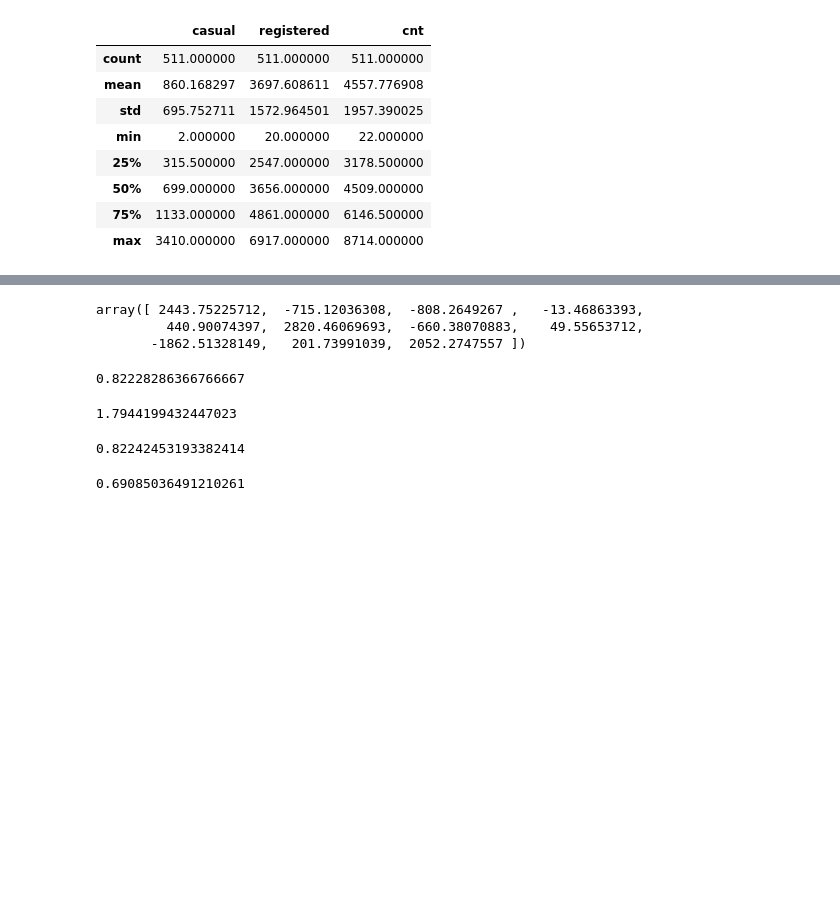
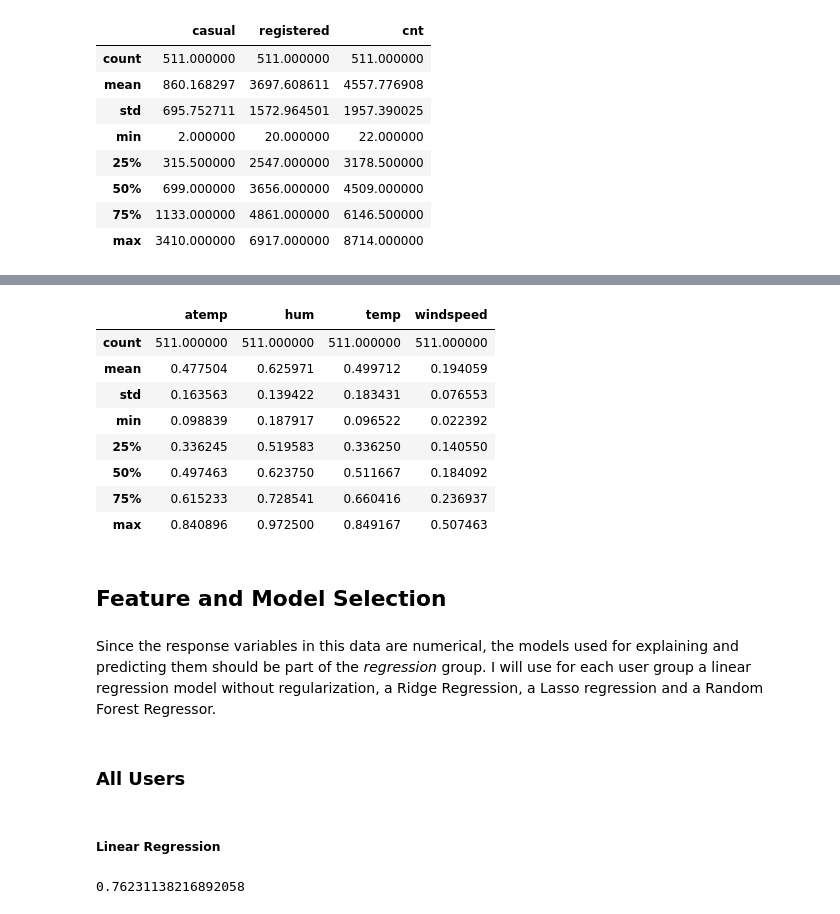
Before and after one commit to estebanangelm/bike_rental_analysis, a Jupyter notebook: src/Bike Rental Analysis.ipynb, the cells around one changed output, grey strips where cells are left out. Drawn from its saved outputs; the diff is of its cells as text; code cells hidden in the pictures; blank space fills up the shorter version.

```diff
--- a/Bike Rental Analysis.ipynb
+++ b/src/Bike Rental Analysis.ipynb
@@ -211,26 +218,26 @@ r_1.alpha_
-# %%
-r_1.coef_
-# %% [output]
-array([ 2443.75225712,  -715.12036308,  -808.2649267 ,   -13.46863393,
-         440.90074397,  2820.46069693,  -660.38070883,    49.55653712,
-       -1862.51328149,   201.73991039,  2052.2747557 ])
-# %%
-r_1.score(X_test,y_test_t)
-# %% [output]
-0.82228286366766667
-# %%
-las_1 = LassoCV()
-las_1.fit(X_train,y_train_t)
-las_1.alpha_
-# %% [output]
-1.7944199432447023
-# %%
-las_1.score(X_test,y_test_t)
-# %% [output]
-0.82242453193382414
-# %%
-regr = RandomForestRegressor(max_depth=2, random_state=0)
-regr.fit(X_train, y_train_t)
-regr.score(X_test,y_test_t)
-# %% [output]
-0.69085036491210261
+# %%
+day_train_x[['atemp','hum','temp','windspeed']].describe()
+# %% [output]
+|  | atemp | hum | temp | windspeed |
+| count | 511.000000 | 511.000000 | 511.000000 | 511.000000 |
+| mean | 0.477504 | 0.625971 | 0.499712 | 0.194059 |
+| std | 0.163563 | 0.139422 | 0.183431 | 0.076553 |
+| min | 0.098839 | 0.187917 | 0.096522 | 0.022392 |
+| 25% | 0.336245 | 0.519583 | 0.336250 | 0.140550 |
+| 50% | 0.497463 | 0.623750 | 0.511667 | 0.184092 |
+| 75% | 0.615233 | 0.728541 | 0.660416 | 0.236937 |
+| max | 0.840896 | 0.972500 | 0.849167 | 0.507463 |
+# %% [markdown]
+## Feature and Model Selection
+# %% [markdown]
+Since the response variables in this data are numerical, the models used for explaining and predicting them should be part of the *regression* group. I will use for each user group a linear regression model without regularization, a Ridge Regression, a Lasso regression and a Random Forest Regressor.
+# %% [markdown]
+### All Users
+# %% [markdown]
+##### Linear Regression
+# %%
+lm_t = LinearRegression()
+lm_t.fit(X_train,y_train_t)
+lm_t.score(X_test,y_test_t)
+# %% [output]
+0.76231138216892058
```
Also changed, not shown: parts of 66 cells of this notebook, 9 other files.
